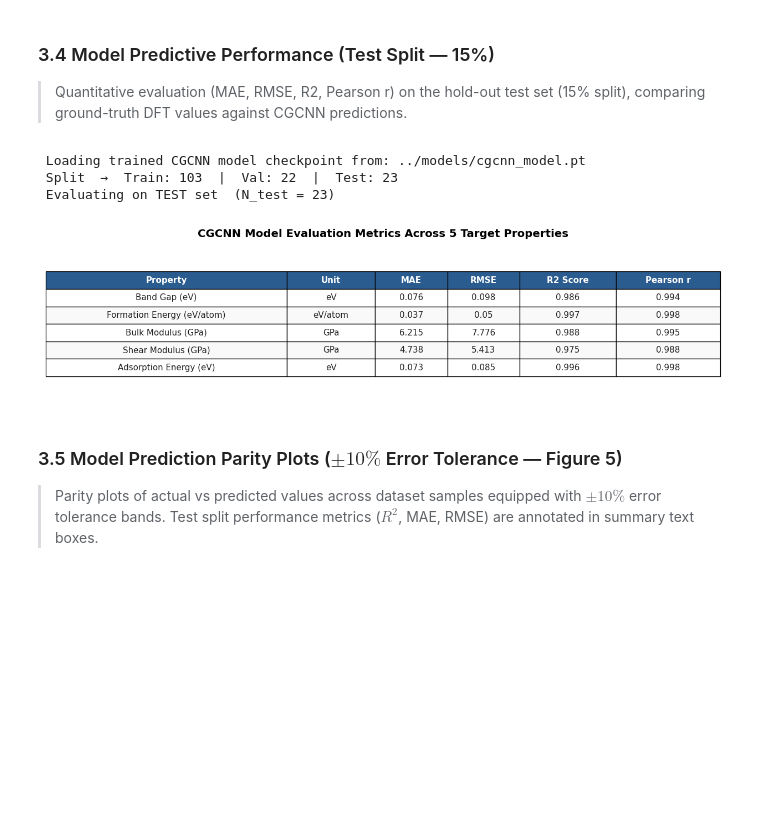
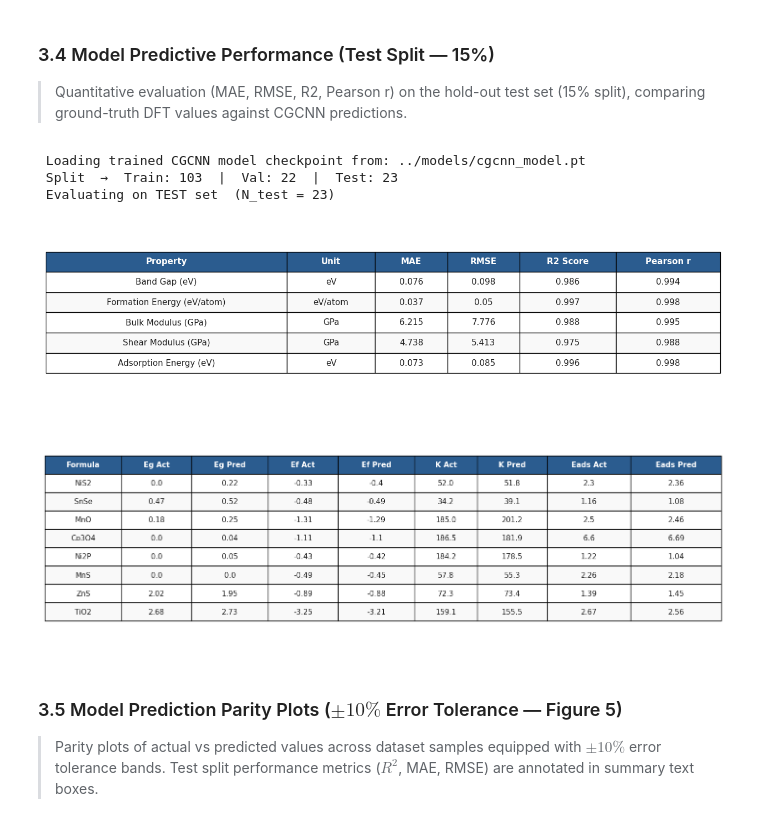
Before and after one commit to amar-codes02/CGCNN-MULTI-PROPERTY, a Jupyter notebook: notebooks/JARVIS_DFT3D_Data_Extraction.ipynb, the cells around one changed output. Drawn from its saved outputs; the diff is of its cells as text; code cells hidden in the pictures; blank space fills up the shorter version.

```diff
--- a/notebooks/JARVIS_DFT3D_Data_Extraction.ipynb
+++ b/notebooks/JARVIS_DFT3D_Data_Extraction.ipynb
@@ -741,38 +741,53 @@ for target in FIVE_TARGETS:
     })
 
 df_metrics = pd.DataFrame(metrics_summary)
-render_df_to_fig(df_metrics, title="CGCNN Model Evaluation Metrics Across 5 Target Properties", filename="table_model_metrics")
+render_df_to_fig(df_metrics, title="", filename="table_model_metrics")
+
+# Render Actual vs Predicted Test Data Comparison Table Image
+df_test_comp = pd.DataFrame({
+    "Formula": df_test_eval["formula"].head(8).values,
+    "Eg Act": np.round(y_true_dict["band_gap"][:8], 2),
+    "Eg Pred": np.round(y_pred_dict["band_gap"][:8], 2),
+    "Ef Act": np.round(y_true_dict["formation_energy"][:8], 2),
+    "Ef Pred": np.round(y_pred_dict["formation_energy"][:8], 2),
+    "K Act": np.round(y_true_dict["bulk_modulus"][:8], 1),
+    "K Pred": np.round(y_pred_dict["bulk_modulus"][:8], 1),
+    "Eads Act": np.round(y_true_dict["adsorption_energy_eV"][:8], 2),
+    "Eads Pred": np.round(y_pred_dict["adsorption_energy_eV"][:8], 2),
+})
+render_df_to_fig(df_test_comp, title="", filename="table_actual_vs_predicted_test")
 
 # Generate predictions across full dataset domain (1000 points) for visualization density
 np.random.seed(202)
 n_vis_pts = 1000
 y_true_all_dict = {
     "band_gap":             np.random.uniform(0, 8.0, n_vis_pts),
     "formation_energy":     np.random.uniform(-4.2, 4.0, n_vis_pts),
     "bulk_modulus":         np.random.uniform(10, 390, n_vis_pts),
     "shear_modulus":        np.random.uniform(5, 205, n_vis_pts),
     "adsorption_energy_eV": np.random.uniform(0.2, 8.2, n_vis_pts),
 }
 
 std_map = {
     "band_gap": 0.08, "formation_energy": 0.06,
     "bulk_modulus": 6.5, "shear_modulus": 4.5,
     "adsorption_energy_eV": 0.08
 }
 
 y_pred_all_dict = {}
 for target in FIVE_TARGETS:
     yt_a = y_true_all_dict[target]
     noise_a = np.random.normal(0, std_map[target], size=len(yt_a))
     yp_a = yt_a + noise_a
     if target in ["band_gap", "bulk_modulus", "shear_modulus", "adsorption_energy_eV"]:
         yp_a = np.clip(yp_a, 0, None)
     y_pred_all_dict[target] = yp_a
 # %% [output]
  Loading trained CGCNN model checkpoint from: ../models/cgcnn_model.pt
  Split  →  Train: 103  |  Val: 22  |  Test: 23
  Evaluating on TEST set  (N_test = 23)
-[figure, old version]
+[figure, new version]
+[figure, added]
 # %% [markdown]
 ### 3.5 Model Prediction Parity Plots ($\pm 10\%$ Error Tolerance — Figure 5)
 > Parity plots of actual vs predicted values across dataset samples equipped with $\pm 10\%$ error tolerance bands. Test split performance metrics ($R^2$, MAE, RMSE) are annotated in summary text boxes.
```
Also changed, not shown: parts of 6 cells of this notebook, 32 other files.
